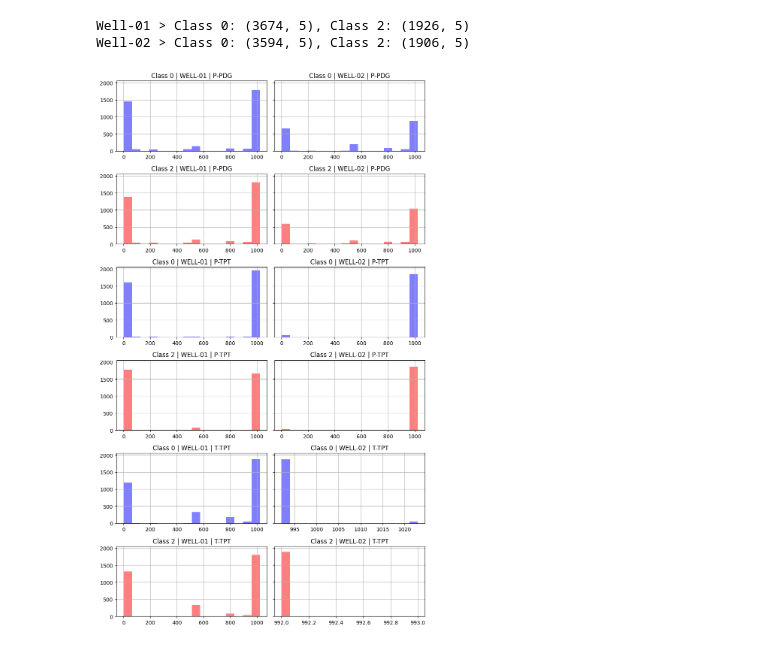
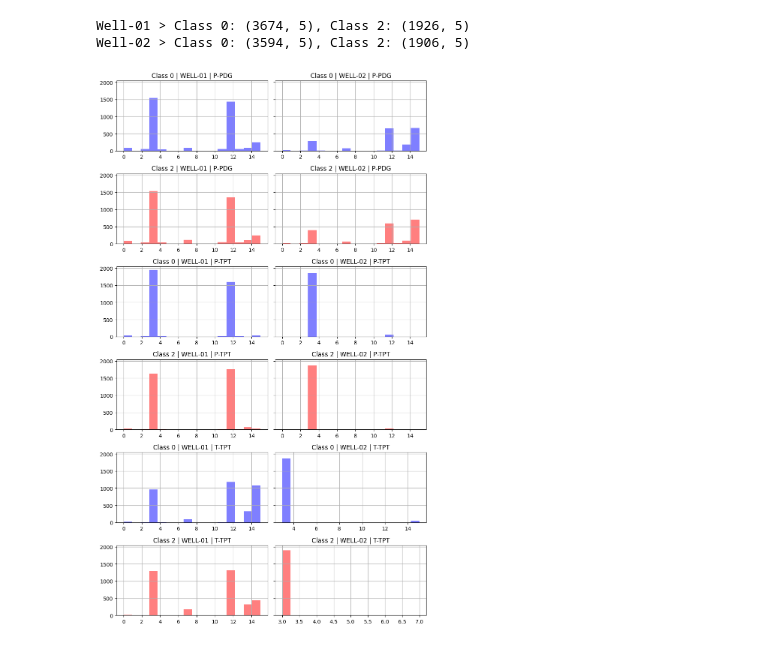
Before and after one commit to joaobotelho20/Universidade-time-series, a Jupyter notebook: Notebooks/Time Series List 2 - part 2.ipynb, the cells around one changed output. Saved outputs shown, nothing was run; the diff lists cells and outputs as text; code cells hidden in the pictures.

```diff
--- a/Notebooks/Time Series List 2 - part 2.ipynb
+++ b/Notebooks/Time Series List 2 - part 2.ipynb
@@ -18,7 +18,7 @@ well_c2 = [well_1[well_1['class']==2], well_2[well_2['class']==2]]
 for i, (c0, c2) in enumerate(zip(well_c0, well_c2), start=1):
     print(f"Well-0{i} > Class 0: {c0.shape}, Class 2: {c2.shape}")
 
-def bin_pattern(bloco, array):
+def bin_pattern2(bloco, array):
     """
     Calcula o padrão binário de um array com base em um bloco de tamanho n.
 
@@ -48,27 +48,41 @@ def bin_pattern(bloco, array):
         pattern_list[i - gap] = pattern  # Salva o padrão na posição correspondente
 
     return pattern_list
+
+def bin_pattern(block,array):
+   n = int(block)
+   ts = np.asarray(array)
+   gap = round(n/2)
+   list = np.zeros(len(ts)-(2*gap))
+   for i in range(gap,len(ts)-gap):
+       for j in [-2,-1,1,2]:
+            if ts[i+j]>=ts[i]:
+                if j>0:
+                    list[i-2] = list[i-2] + pow(2,(j+1))
+                else:
+                    list[i-2] = list[i-2] + pow(2,(j+2))
+   return list
 # %% [output]
 Well-01 > Class 0: (3674, 5), Class 2: (1926, 5)
 Well-02 > Class 0: (3594, 5), Class 2: (1906, 5)
 # %%
 arquivo = ['WELL-01', 'WELL-02']
 variables = ['P-PDG', 'P-TPT', 'T-TPT']
 BP_list = []
 
 for variable in variables:
     for file in range(2):
         for df_list in [well_c0, well_c2]:
-            BP_list.append(bin_pattern(11, df_list[file][variable]))
+            BP_list.append(bin_pattern(5, df_list[file][variable]))
 
 fig, axs = plt.subplots(6, 2, figsize=(9, 15), sharey=True)
 color = ['blue', 'red']
 for j in range(6):
     for i in range(2):
         axs[j, i].hist(BP_list[(2*j)+i], bins=16, color=color[(j%2)], alpha=0.5)
         axs[j, i].set_title(f'Class {(j%2)*2} | {arquivo[i]} | {variables[j//2]}')
         axs[j, i].grid()
 plt.tight_layout()
 plt.show()
 # %% [output]
-[figure, old version]
+[figure, new version]
```
Also changed, not shown: parts of 1 cell of this notebook.
